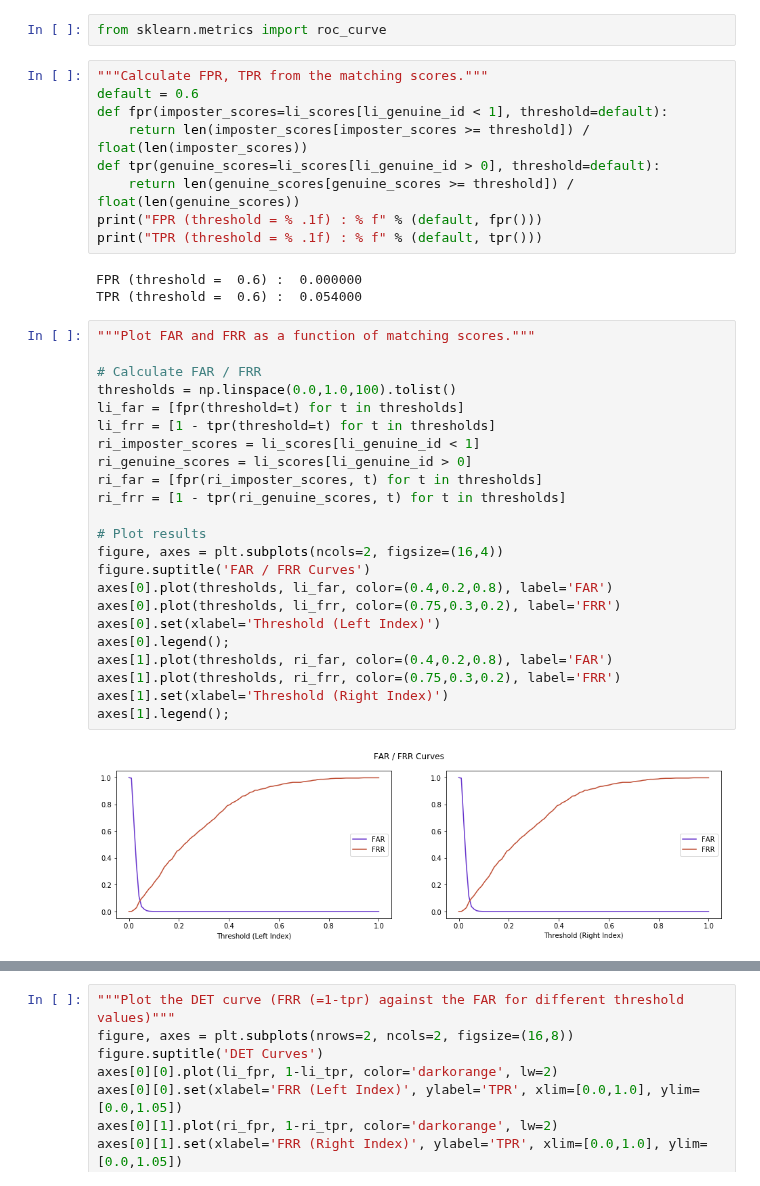
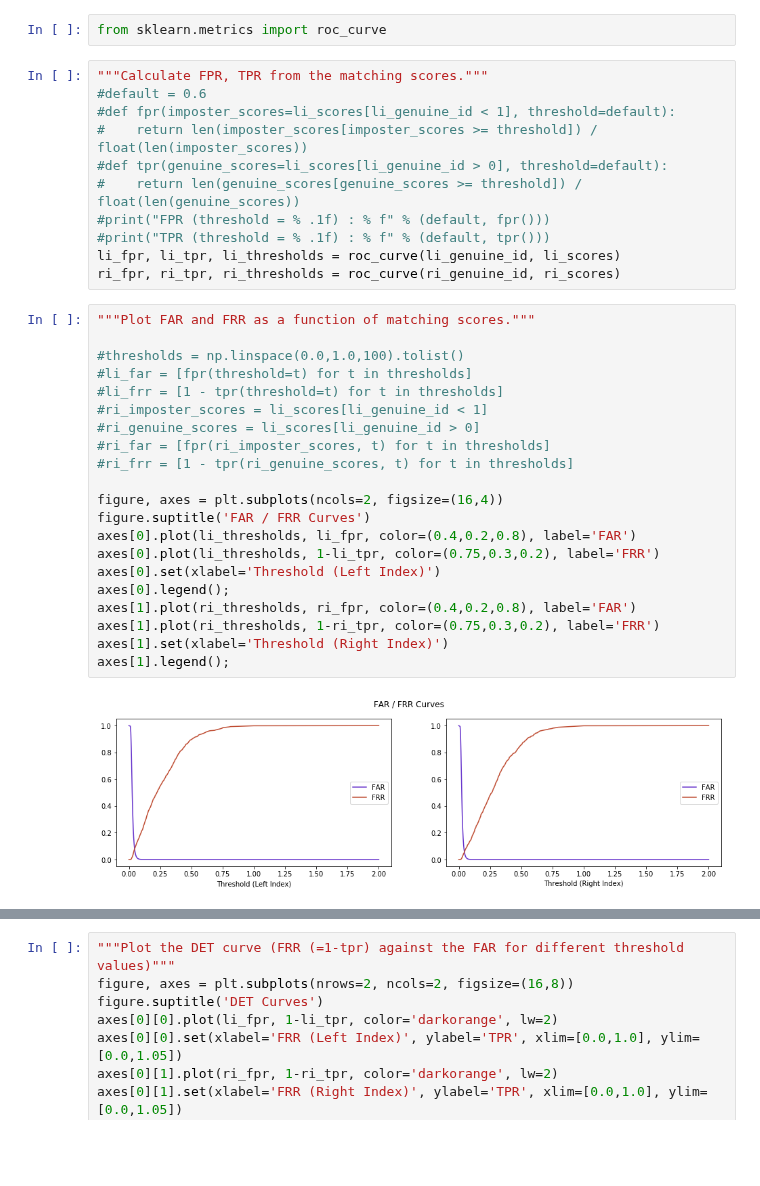
Before and after one commit to BrunoVandekerkhove/biometric-systems, a Jupyter notebook: validating/validating.ipynb, the cells around one changed output, grey strips where cells are left out. Saved outputs shown, nothing was run; the diff lists cells and outputs as text; blank space fills up the shorter version.

```diff
--- a/validating/validating.ipynb
+++ b/validating/validating.ipynb
@@ -170,40 +170,37 @@ Use the [scikit-learn](https://scikit-learn.org/stable/index.html) package, whic
 from sklearn.metrics import roc_curve
 # %%
 """Calculate FPR, TPR from the matching scores."""
-default = 0.6
-def fpr(imposter_scores=li_scores[li_genuine_id < 1], threshold=default):
-    return len(imposter_scores[imposter_scores >= threshold]) / float(len(imposter_scores))
-def tpr(genuine_scores=li_scores[li_genuine_id > 0], threshold=default):
-    return len(genuine_scores[genuine_scores >= threshold]) / float(len(genuine_scores))
-print("FPR (threshold = % .1f) : % f" % (default, fpr()))
-print("TPR (threshold = % .1f) : % f" % (default, tpr()))
+#default = 0.6
+#def fpr(imposter_scores=li_scores[li_genuine_id < 1], threshold=default):
+#    return len(imposter_scores[imposter_scores >= threshold]) / float(len(imposter_scores))
+#def tpr(genuine_scores=li_scores[li_genuine_id > 0], threshold=default):
+#    return len(genuine_scores[genuine_scores >= threshold]) / float(len(genuine_scores))
+#print("FPR (threshold = % .1f) : % f" % (default, fpr()))
+#print("TPR (threshold = % .1f) : % f" % (default, tpr()))
+li_fpr, li_tpr, li_thresholds = roc_curve(li_genuine_id, li_scores)
+ri_fpr, ri_tpr, ri_thresholds = roc_curve(ri_genuine_id, ri_scores)
-# %% [output]
-FPR (threshold =  0.6) :  0.000000
-TPR (threshold =  0.6) :  0.054000
 # %%
 """Plot FAR and FRR as a function of matching scores."""
 
-# Calculate FAR / FRR
-thresholds = np.linspace(0.0,1.0,100).tolist()
-li_far = [fpr(threshold=t) for t in thresholds]
-li_frr = [1 - tpr(threshold=t) for t in thresholds]
-ri_imposter_scores = li_scores[li_genuine_id < 1]
-ri_genuine_scores = li_scores[li_genuine_id > 0]
-ri_far = [fpr(ri_imposter_scores, t) for t in thresholds]
-ri_frr = [1 - tpr(ri_genuine_scores, t) for t in thresholds]
+#thresholds = np.linspace(0.0,1.0,100).tolist()
+#li_far = [fpr(threshold=t) for t in thresholds]
+#li_frr = [1 - tpr(threshold=t) for t in thresholds]
+#ri_imposter_scores = li_scores[li_genuine_id < 1]
+#ri_genuine_scores = li_scores[li_genuine_id > 0]
+#ri_far = [fpr(ri_imposter_scores, t) for t in thresholds]
+#ri_frr = [1 - tpr(ri_genuine_scores, t) for t in thresholds]
 
-# Plot results
 figure, axes = plt.subplots(ncols=2, figsize=(16,4))
 figure.suptitle('FAR / FRR Curves')
-axes[0].plot(thresholds, li_far, color=(0.4,0.2,0.8), label='FAR')
-axes[0].plot(thresholds, li_frr, color=(0.75,0.3,0.2), label='FRR')
+axes[0].plot(li_thresholds, li_fpr, color=(0.4,0.2,0.8), label='FAR')
+axes[0].plot(li_thresholds, 1-li_tpr, color=(0.75,0.3,0.2), label='FRR')
 axes[0].set(xlabel='Threshold (Left Index)')
 axes[0].legend();
-axes[1].plot(thresholds, ri_far, color=(0.4,0.2,0.8), label='FAR')
-axes[1].plot(thresholds, ri_frr, color=(0.75,0.3,0.2), label='FRR')
+axes[1].plot(ri_thresholds, ri_fpr, color=(0.4,0.2,0.8), label='FAR')
+axes[1].plot(ri_thresholds, 1-ri_tpr, color=(0.75,0.3,0.2), label='FRR')
 axes[1].set(xlabel='Threshold (Right Index)')
 axes[1].legend();
 # %% [output]
-[figure, old version]
+[figure, new version]
 # %%
 """Plot the ROC curve (TPR against the FPR for different threshold values)"""
```
Also changed, not shown: parts of 1 cell of this notebook.
